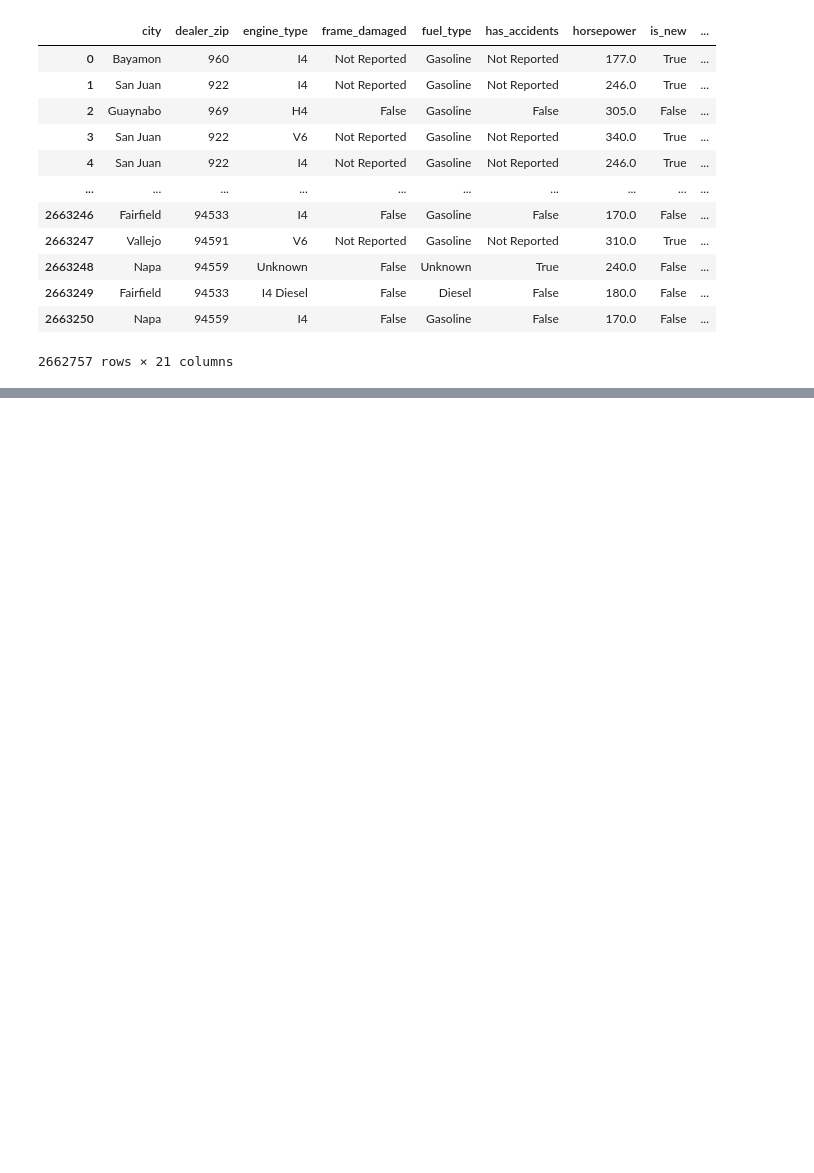
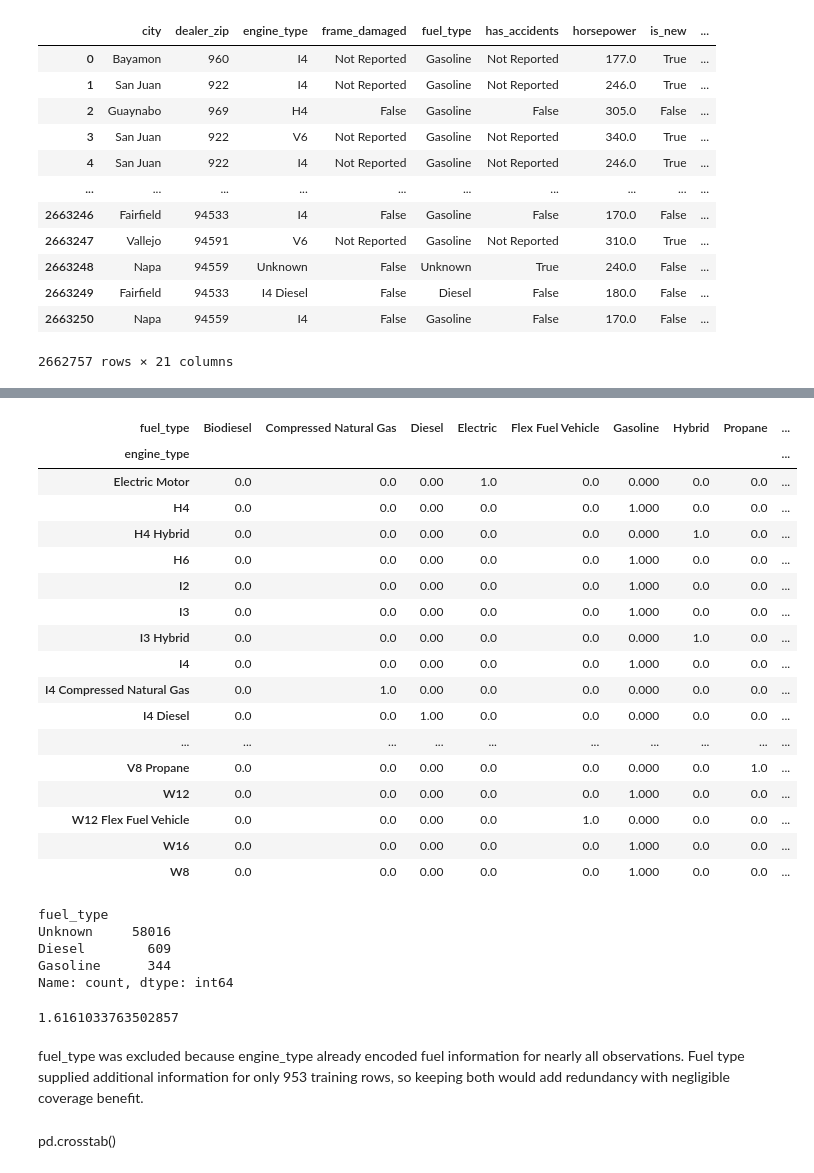
Before and after one commit to CaseyKiiza2026/vehicle-valuation-platform, a Jupyter notebook: notebooks/feature_engineering.ipynb, the cells around one changed output, grey strips where cells are left out. Cells and saved outputs as stored; diff of their text form; code cells hidden in the pictures; blank space fills up the shorter version.

Commit message:
Worked Numeriacl columns aswell asfinishing up Categorical columns

```diff
--- a/notebooks/feature_engineering.ipynb
+++ b/notebooks/feature_engineering.ipynb
@@ -1815,0 +2046,19 @@ valid_prices.
+# %%
+from sklearn.model_selection import train_test_split
+
+X = valid_prices.drop(columns=["price"])
+y = valid_prices["price"]
+
+X_train, X_temp, y_train, y_temp = train_test_split(
+    X,
+    y,
+    test_size=0.20,
+    random_state=42
+)
+
+X_val, X_test, y_val, y_test = train_test_split(
+    X_temp,
+    y_temp,
+    test_size=0.50,
+    random_state=42
+)
@@ -1815,0 +2464,53 @@ valid_prices.
+# %%
+pd.crosstab(
+    X_train["engine_type"],
+    X_train["fuel_type"],
+    normalize="index"
+).round(3)
+# %% [output]
+| fuel_type | Biodiesel | Compressed Natural Gas | Diesel | Electric | Flex Fuel Vehicle | Gasoline | Hybrid | Propane | ... |
+| engine_type |  |  |  |  |  |  |  |  | ... |
+| Electric Motor | 0.0 | 0.0 | 0.00 | 1.0 | 0.0 | 0.000 | 0.0 | 0.0 | ... |
+| H4 | 0.0 | 0.0 | 0.00 | 0.0 | 0.0 | 1.000 | 0.0 | 0.0 | ... |
+| H4 Hybrid | 0.0 | 0.0 | 0.00 | 0.0 | 0.0 | 0.000 | 1.0 | 0.0 | ... |
+| H6 | 0.0 | 0.0 | 0.00 | 0.0 | 0.0 | 1.000 | 0.0 | 0.0 | ... |
+| I2 | 0.0 | 0.0 | 0.00 | 0.0 | 0.0 | 1.000 | 0.0 | 0.0 | ... |
+| I3 | 0.0 | 0.0 | 0.00 | 0.0 | 0.0 | 1.000 | 0.0 | 0.0 | ... |
+| I3 Hybrid | 0.0 | 0.0 | 0.00 | 0.0 | 0.0 | 0.000 | 1.0 | 0.0 | ... |
+| I4 | 0.0 | 0.0 | 0.00 | 0.0 | 0.0 | 1.000 | 0.0 | 0.0 | ... |
+| I4 Compressed Natural Gas | 0.0 | 1.0 | 0.00 | 0.0 | 0.0 | 0.000 | 0.0 | 0.0 | ... |
+| I4 Diesel | 0.0 | 0.0 | 1.00 | 0.0 | 0.0 | 0.000 | 0.0 | 0.0 | ... |
+| ... | ... | ... | ... | ... | ... | ... | ... | ... | ... |
+| V8 Propane | 0.0 | 0.0 | 0.00 | 0.0 | 0.0 | 0.000 | 0.0 | 1.0 | ... |
+| W12 | 0.0 | 0.0 | 0.00 | 0.0 | 0.0 | 1.000 | 0.0 | 0.0 | ... |
+| W12 Flex Fuel Vehicle | 0.0 | 0.0 | 0.00 | 0.0 | 1.0 | 0.000 | 0.0 | 0.0 | ... |
+| W16 | 0.0 | 0.0 | 0.00 | 0.0 | 0.0 | 1.000 | 0.0 | 0.0 | ... |
+| W8 | 0.0 | 0.0 | 0.00 | 0.0 | 0.0 | 1.000 | 0.0 | 0.0 | ... |
+# %%
+unknown_engine_fuel = (
+    X_train.loc[
+        X_train["engine_type"] == "Unknown",
+        "fuel_type"
+    ]
+    .value_counts(dropna=False)
+)
+
+unknown_engine_fuel
+# %% [output]
+fuel_type
+Unknown     58016
+Diesel        609
+Gasoline      344
+Name: count, dtype: int64
+# %%
+(
+    X_train.loc[
+        X_train["engine_type"] == "Unknown",
+        "fuel_type"
+    ]
+    .ne("Unknown")
+    .mean()
+    * 100
+)
+# %% [output]
+1.6161033763502857
@@ -1815,0 +2519,4 @@ valid_prices.
+# %% [markdown]
+fuel_type was excluded because engine_type already encoded fuel information for nearly all observations. Fuel type supplied additional information for only 953 training rows, so keeping both would add redundancy with negligible coverage benefit.
+# %% [markdown]
+pd.crosstab()
```
Also changed, not shown: parts of 73 cells of this notebook.
